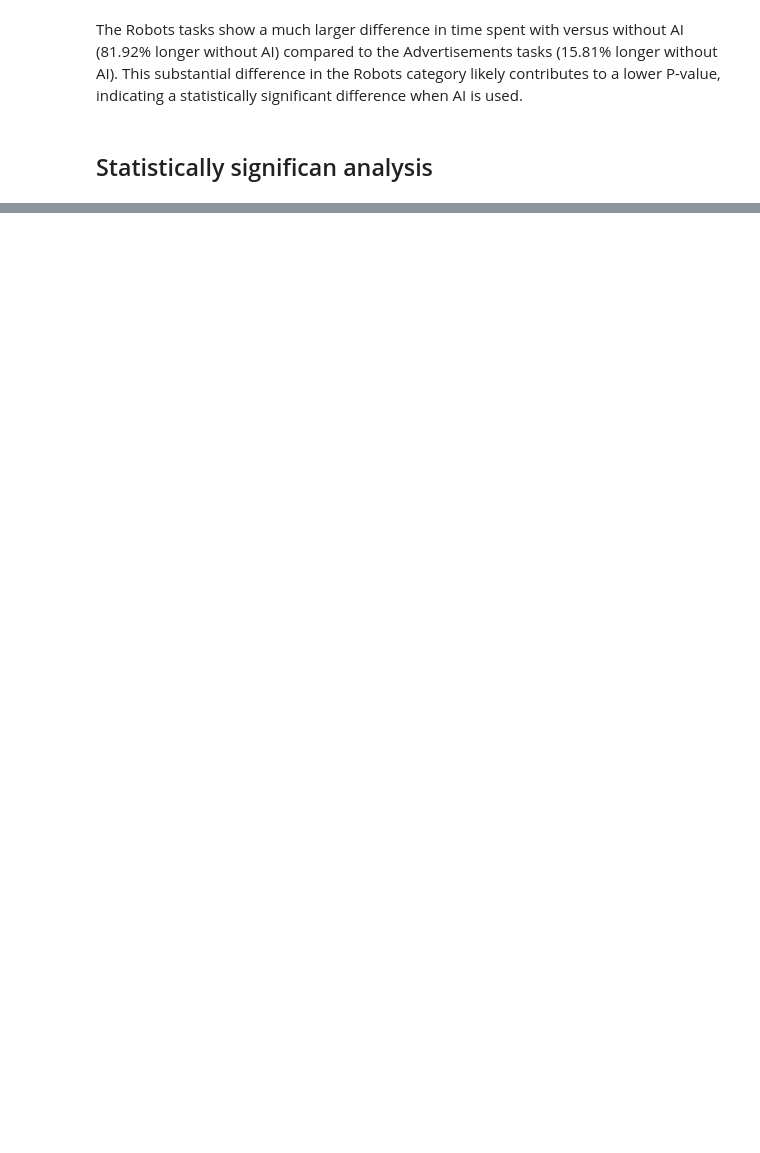
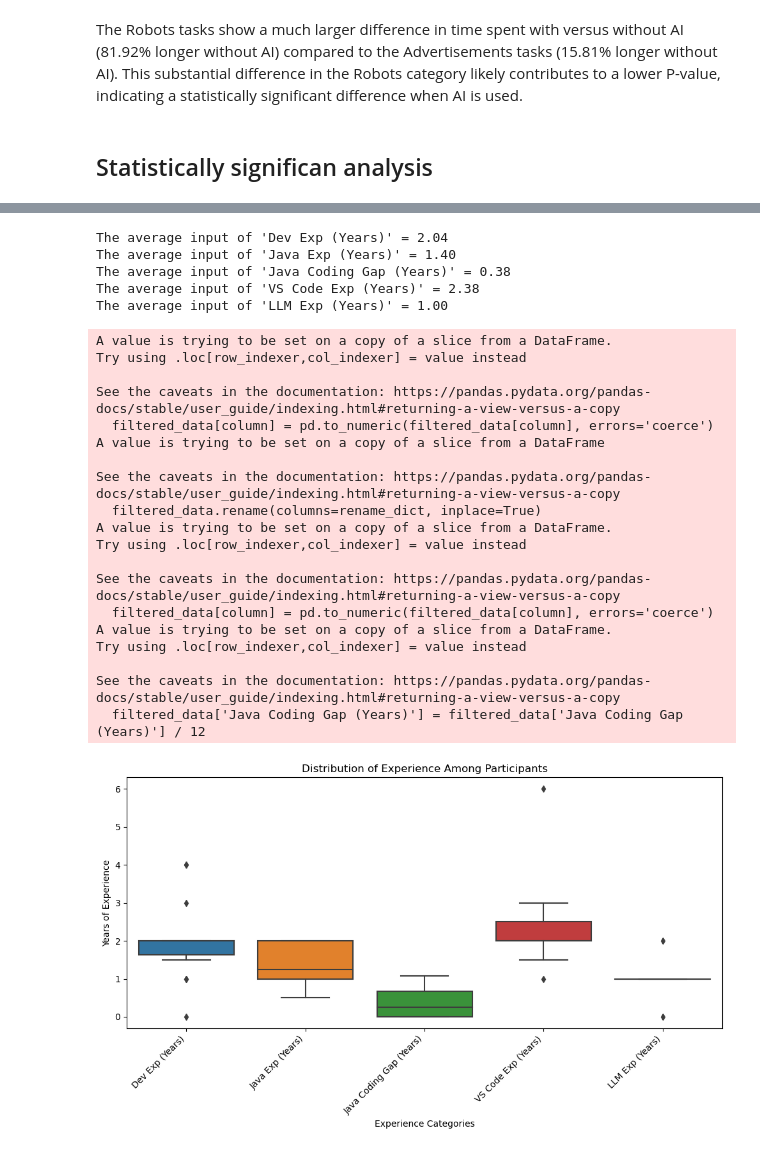
Before and after one commit to cseetreview/review_project, a Jupyter notebook: dataanalysis copy.ipynb, the cells around one changed output, grey strips where cells are left out. Saved outputs shown, nothing was run; the diff lists cells and outputs as text; code cells hidden in the pictures; blank space fills up the shorter version.

```diff
--- a/dataanalysis copy.ipynb
+++ b/dataanalysis copy.ipynb
@@ -285,0 +271,67 @@ The fact that both sets yielded statistically significant results suggests that
+# %%
+# Filter the data to include only every second row starting from the first one
+filtered_data = data.iloc[::2]
+
+# Convert specified columns to numeric, errors='coerce' will set non-convertible values to NaN
+column_names = [
+    'How many years of developer experience do you have?',
+    'How many years of experience do you have with Java?',
+    'How many months is it since you coded in Java?',
+    'How many years of experience do you have with Visual Studio Code?',
+    'How much experience in years do you have in using an LLM(ChatGPT, CoPilot, Gemini)?'
+]
+
+for column in column_names:
+    filtered_data[column] = pd.to_numeric(filtered_data[column], errors='coerce')
+
+# Rename dictionary for columns
+rename_dict = {
+    'How many years of developer experience do you have?': 'Dev Exp (Years)',
+    'How many years of experience do you have with Java?': 'Java Exp (Years)',
+    'How many months is it since you coded in Java?': 'Java Coding Gap (Years)',
+    'How many years of experience do you have with Visual Studio Code?': 'VS Code Exp (Years)',
+    'How much experience in years do you have in using an LLM(ChatGPT, CoPilot, Gemini)?': 'LLM Exp (Years)'
+}
+
+# Rename the columns in the DataFrame
+filtered_data.rename(columns=rename_dict, inplace=True)
+
+# Now perform numeric conversion for the renamed columns
+for column in rename_dict.values():  # Using new column names
+    filtered_data[column] = pd.to_numeric(filtered_data[column], errors='coerce')
+
+# Convert 'Java Coding Gap (Years)' correctly from months to years
+filtered_data['Java Coding Gap (Years)'] = filtered_data['Java Coding Gap (Years)'] / 12
+
+# Calculate averages with the renamed and converted columns
+averages = filtered_data[rename_dict.values()].mean()
+
+# Print the averages
+for column, average in averages.items():
+    print(f"The average input of '{column}' = {average:.2f}")
+# %% [output]
+The average input of 'Dev Exp (Years)' = 2.04
+The average input of 'Java Exp (Years)' = 1.40
+The average input of 'Java Coding Gap (Years)' = 0.38
+The average input of 'VS Code Exp (Years)' = 2.38
+The average input of 'LLM Exp (Years)' = 1.00
+A value is trying to be set on a copy of a slice from a DataFrame.
+Try using .loc[row_indexer,col_indexer] = value instead
+
+See the caveats in the documentation: https://pandas.pydata.org/pandas-docs/stable/user_guide/indexing.html#returning-a-view-versus-a-copy
+  filtered_data[column] = pd.to_numeric(filtered_data[column], errors='coerce')
+A value is trying to be set on a copy of a slice from a DataFrame
+
+See the caveats in the documentation: https://pandas.pydata.org/pandas-docs/stable/user_guide/indexing.html#returning-a-view-versus-a-copy
+  filtered_data.rename(columns=rename_dict, inplace=True)
+A value is trying to be set on a copy of a slice from a DataFrame.
+Try using .loc[row_indexer,col_indexer] = value instead
+
+See the caveats in the documentation: https://pandas.pydata.org/pandas-docs/stable/user_guide/indexing.html#returning-a-view-versus-a-copy
+  filtered_data[column] = pd.to_numeric(filtered_data[column], errors='coerce')
+A value is trying to be set on a copy of a slice from a DataFrame.
+Try using .loc[row_indexer,col_indexer] = value instead
+
+See the caveats in the documentation: https://pandas.pydata.org/pandas-docs/stable/user_guide/indexing.html#returning-a-view-versus-a-copy
+  filtered_data['Java Coding Gap (Years)'] = filtered_data['Java Coding Gap (Years)'] / 12
+[figure, added]
```
Also changed, not shown: parts of 8 cells of this notebook, 1 other file.
